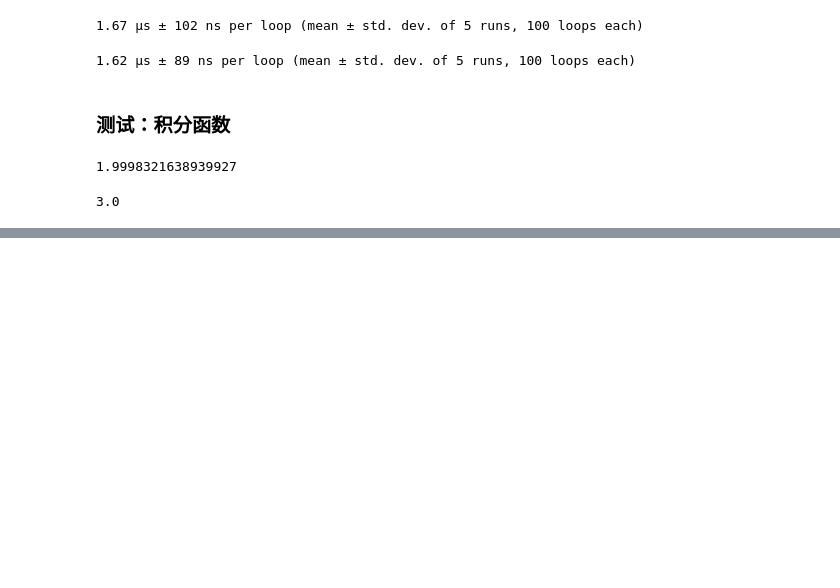
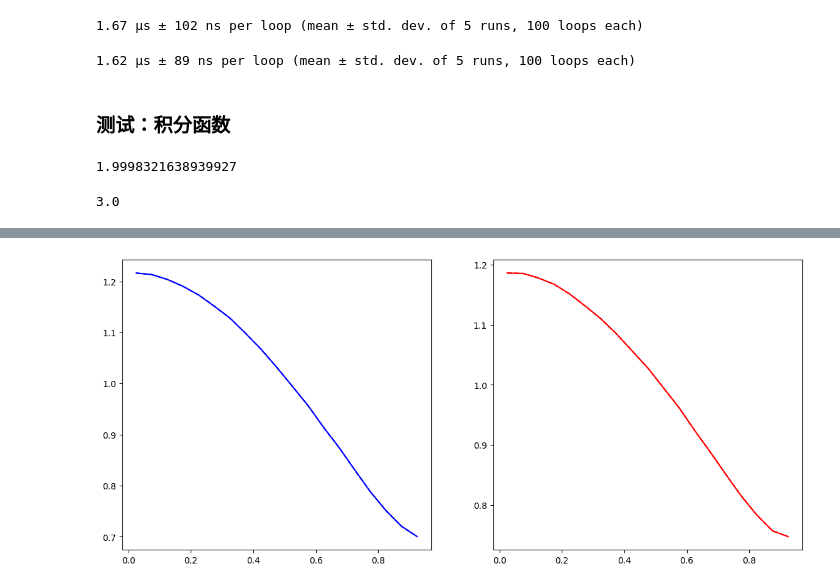
Before and after one commit to HelloGithubC/LSS_python, a Jupyter notebook: test.ipynb, the cells around one changed output, grey strips where cells are left out. Saved outputs shown, nothing was run; the diff lists cells and outputs as text; code cells hidden in the pictures; blank space fills up the shorter version.

```diff
--- a/test.ipynb
+++ b/test.ipynb
@@ -123,0 +361,14 @@ from xitools import xismu as xismu_old
+# %%
+fig = plt.figure(dpi=100, figsize=(14, 6))
+ax1 = fig.add_subplot(121)
+ax2 = fig.add_subplot(122)
+axes = [ax1, ax2]
+colors = ["blue", "red"]
+for i in range(2):
+    mu_CUTE, xis_mu_CUTE = tpcf_CUTE_list[i].integrate_tpcf(mupack=6, is_norm=True, quick_return=True)
+    mu_pkl, xis_mu_pkl = tpcf_pkl_list[i].integrate_tpcf(mupack=6, is_norm=True, quick_return=True)
+    axes[i].plot(mu_CUTE, xis_mu_CUTE, color=colors[i])
+    axes[i].plot(mu_pkl, xis_mu_pkl, color=colors[i], ls="--")
+plt.show()
+# %% [output]
+[figure, added]
```
Also changed, not shown: parts of 90 cells of this notebook, 16 other files.
